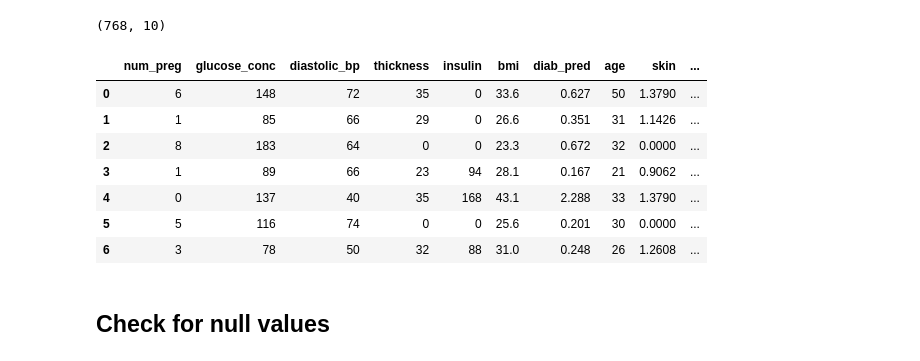
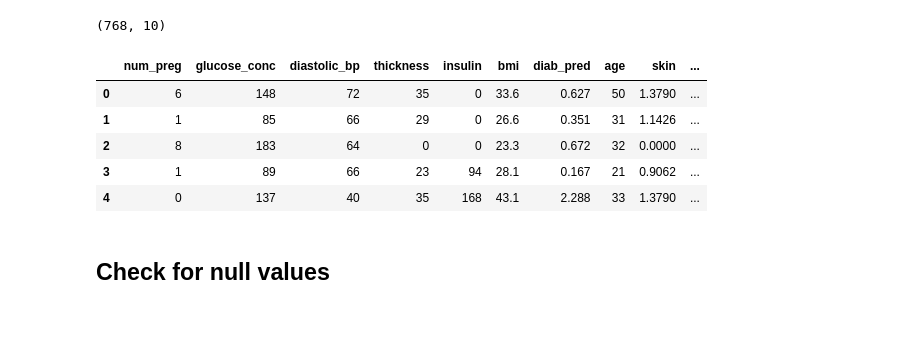
Before and after one commit to dpshenoy/ml_examples, a Jupyter notebook: Pima-Pred.ipynb, the cells around one changed output. Drawn from its saved outputs; the diff is of its cells as text; code cells hidden in the pictures; blank space fills up the shorter version.

```diff
--- a/Pima-Pred.ipynb
+++ b/Pima-Pred.ipynb
@@ -17,16 +17,14 @@ df.shape
 # %% [output]
 (768, 10)
 # %%
-df.head(7)
+df.head(5)
 # %% [output]
 |  | num_preg | glucose_conc | diastolic_bp | thickness | insulin | bmi | diab_pred | age | skin | ... |
 | 0 | 6 | 148 | 72 | 35 | 0 | 33.6 | 0.627 | 50 | 1.3790 | ... |
 | 1 | 1 | 85 | 66 | 29 | 0 | 26.6 | 0.351 | 31 | 1.1426 | ... |
 | 2 | 8 | 183 | 64 | 0 | 0 | 23.3 | 0.672 | 32 | 0.0000 | ... |
 | 3 | 1 | 89 | 66 | 23 | 94 | 28.1 | 0.167 | 21 | 0.9062 | ... |
 | 4 | 0 | 137 | 40 | 35 | 168 | 43.1 | 2.288 | 33 | 1.3790 | ... |
-| 5 | 5 | 116 | 74 | 0 | 0 | 25.6 | 0.201 | 30 | 0.0000 | ... |
-| 6 | 3 | 78 | 50 | 32 | 88 | 31.0 | 0.248 | 26 | 1.2608 | ... |
 # %% [markdown]
 
 ## Check for null values
```
Also changed, not shown: parts of 22 cells of this notebook.
